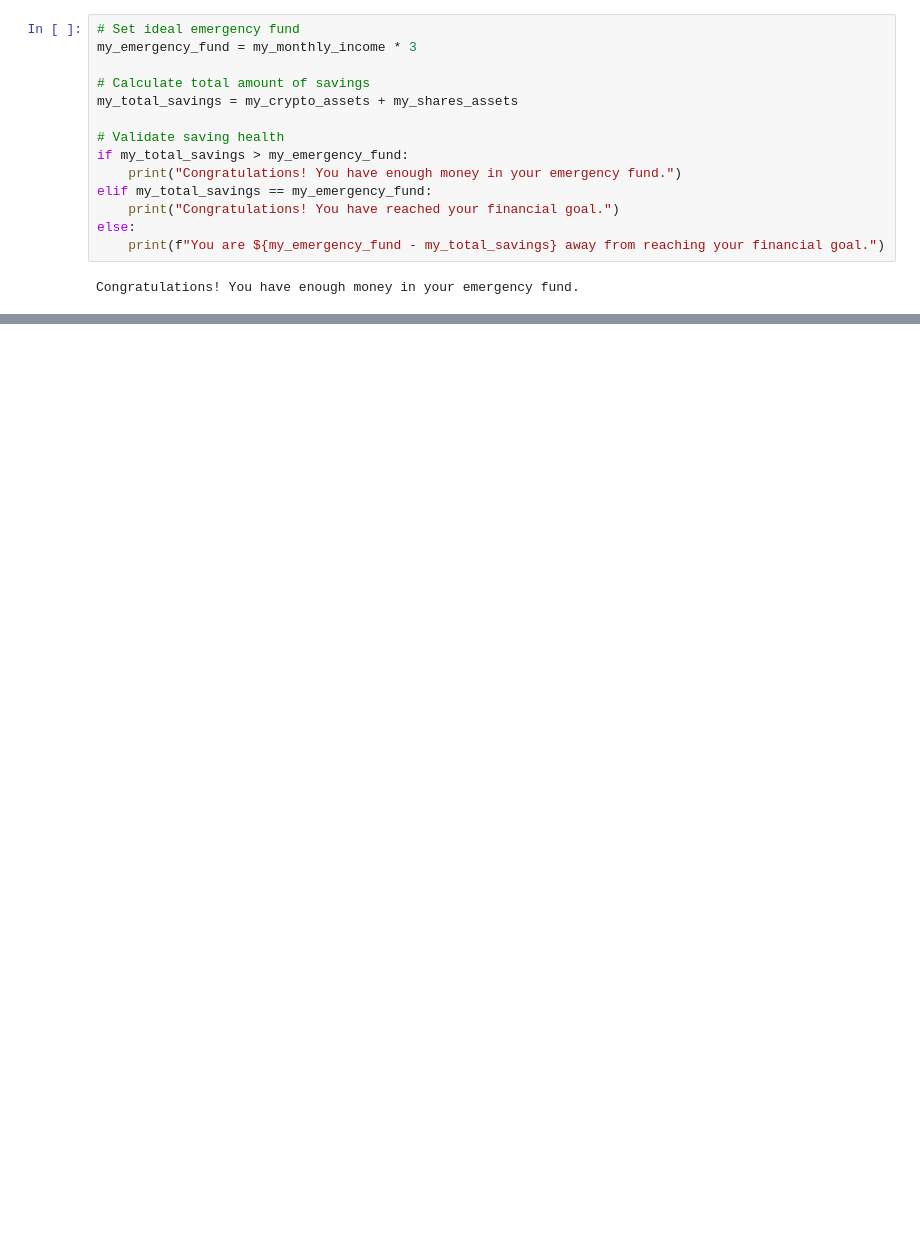
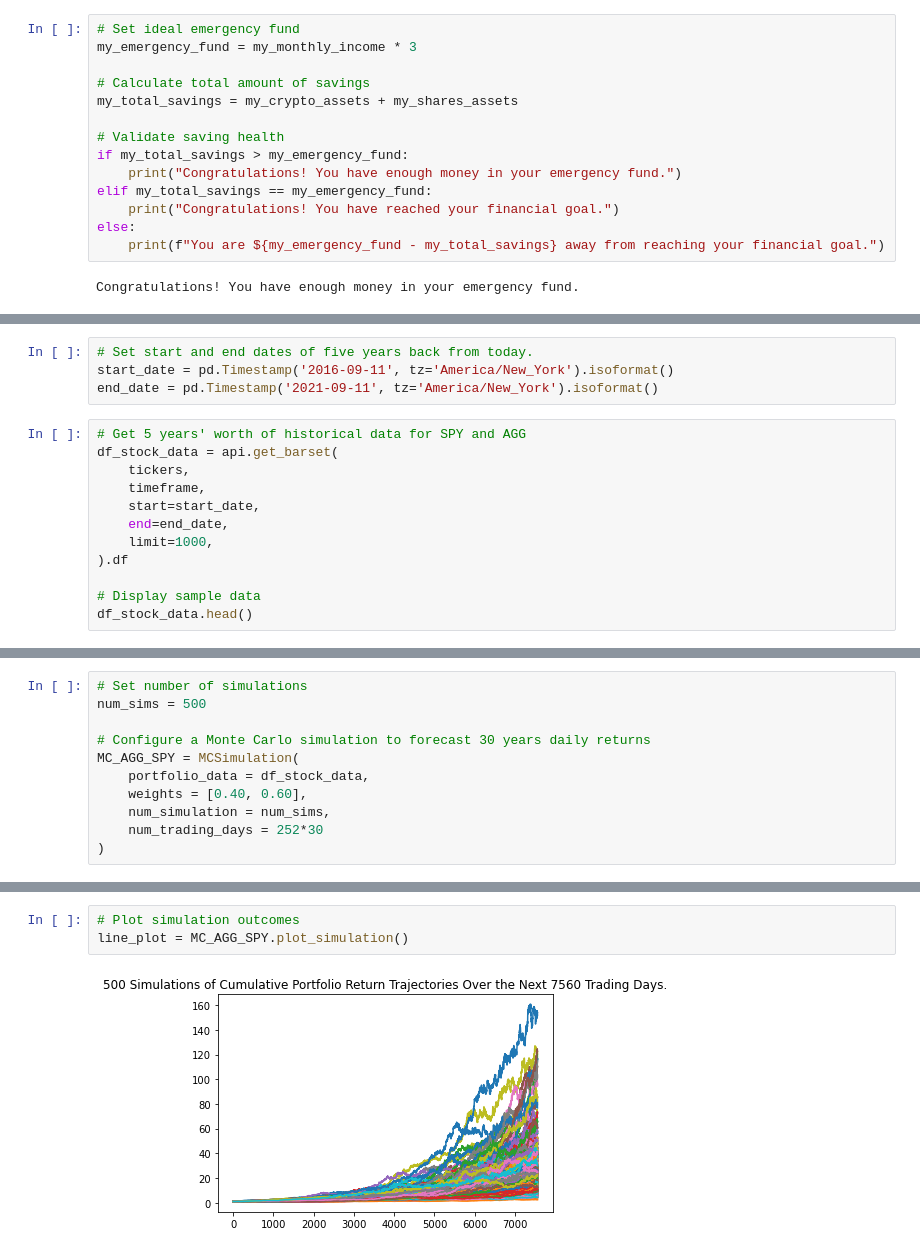
Before and after one commit to stammin001/financial-planning, a Jupyter notebook: financial-planner.ipynb, the cells around one changed output, grey strips where cells are left out. Drawn from its saved outputs; the diff is of its cells as text; blank space fills up the shorter version.

```diff
--- a/financial-planner.ipynb
+++ b/financial-planner.ipynb
@@ -145,0 +159,16 @@ Congratulations! You have enough money in your emergency fund.
+# %%
+# Set start and end dates of five years back from today.
+start_date = pd.Timestamp('2016-09-11', tz='America/New_York').isoformat()
+end_date = pd.Timestamp('2021-09-11', tz='America/New_York').isoformat()
+# %%
+# Get 5 years' worth of historical data for SPY and AGG
+df_stock_data = api.get_barset(
+    tickers,
+    timeframe,
+    start=start_date,
+    end=end_date,
+    limit=1000,
+).df
+
+# Display sample data
+df_stock_data.head()
@@ -145,0 +184,11 @@ Congratulations! You have enough money in your emergency fund.
+# %%
+# Set number of simulations
+num_sims = 500
+
+# Configure a Monte Carlo simulation to forecast 30 years daily returns
+MC_AGG_SPY = MCSimulation(
+    portfolio_data = df_stock_data,
+    weights = [0.40, 0.60],
+    num_simulation = num_sims,
+    num_trading_days = 252*30
+)
@@ -145,0 +240,5 @@ Congratulations! You have enough money in your emergency fund.
+# %%
+# Plot simulation outcomes
+line_plot = MC_AGG_SPY.plot_simulation()
+# %% [output]
+[figure, added]
```
Also changed, not shown: parts of 18 cells of this notebook.
